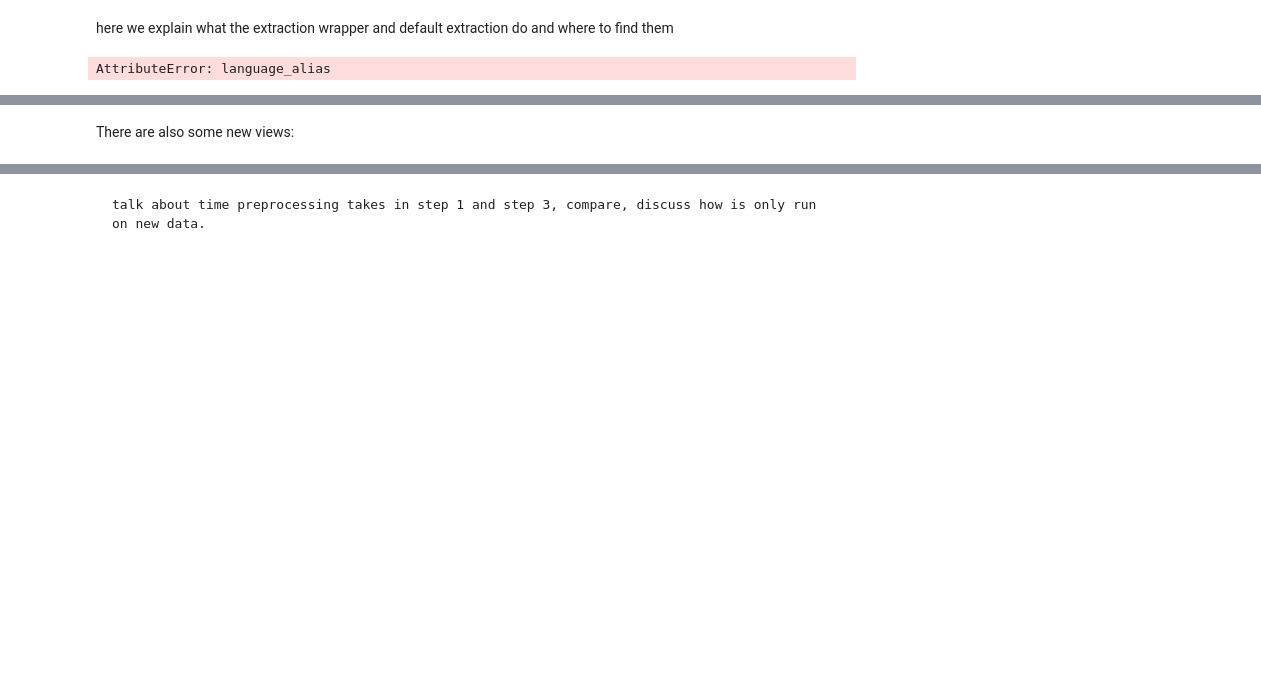
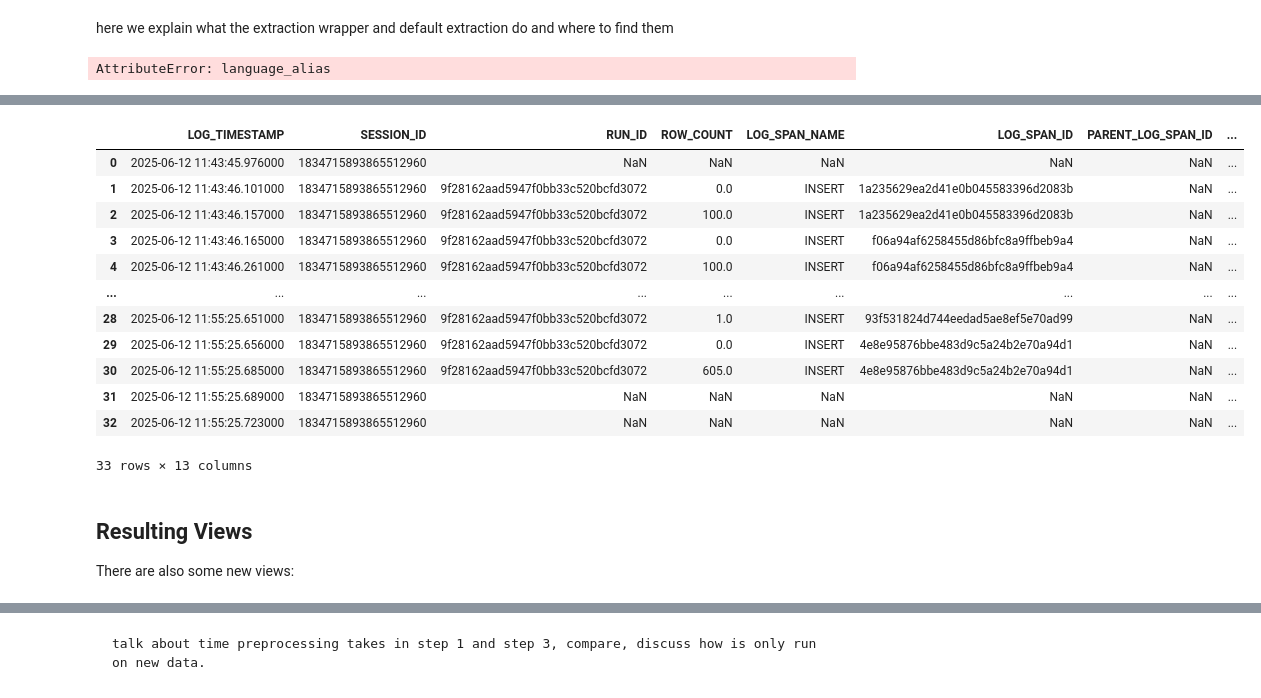
Before and after one commit to exasol/ai-lab, a Jupyter notebook: exasol/ds/sandbox/runtime/ansible/roles/jupyter/files/notebook/text_ai/txaie_preprocessing.ipynb, the cells around one changed output, grey strips where cells are left out. Cells and saved outputs as stored; diff of their text form; code cells hidden in the pictures; blank space fills up the shorter version.

```diff
--- a/exasol/ds/sandbox/runtime/ansible/roles/jupyter/files/notebook/text_ai/txaie_preprocessing.ipynb
+++ b/exasol/ds/sandbox/runtime/ansible/roles/jupyter/files/notebook/text_ai/txaie_preprocessing.ipynb
@@ -94,6 +177,5 @@ view="MY_VIEW"
 # %%
 with open_pyexasol_connection(ai_lab_config, compression=True) as conn:
-    #conn.execute(f"""CREATE OR REPLACE VIEW "{schema}"."{view}" AS SELECT * FROM "{schema}"."{table}" WHERE "TICKET_ID" < 100; """)
-    conn.execute(f"""DROP VIEW "{schema}"."{view}"; """)
-    conn.execute(f"""CREATE OR REPLACE TABLE "{schema}"."{view}" AS SELECT * FROM "{schema}"."{table}" WHERE "TICKET_ID" < 100; """)
+    conn.execute(f"""DROP VIEW IF EXISTS "{schema}"."{view}"; """)
+    conn.execute(f"""CREATE OR REPLACE VIEW "{schema}"."{view}" AS SELECT * FROM "{schema}"."{table}" WHERE "TICKET_ID" <= {view_size}; """)
 # %% [markdown]
@@ -215,4 +391,29 @@ Truncated to displaylimit of 10.
+# %%
+# show audit logs. todo where?
+from pandas import option_context
+with open_pyexasol_connection(ai_lab_config, compression=True) as conn:
+    audit_log = conn.export_to_pandas(f"""
+        SELECT * FROM {schema}.TXAIE_AUDIT_LOG
+    """)
+    with option_context('display.max_rows', 10, 'display.max_colwidth', 1000):
+        display(audit_log)
+# %% [output]
+|  | LOG_TIMESTAMP | SESSION_ID | RUN_ID | ROW_COUNT | LOG_SPAN_NAME | LOG_SPAN_ID | PARENT_LOG_SPAN_ID | ... |
+| 0 | 2025-06-12 11:43:45.976000 | 1834715893865512960 | NaN | NaN | NaN | NaN | NaN | ... |
+| 1 | 2025-06-12 11:43:46.101000 | 1834715893865512960 | 9f28162aad5947f0bb33c520bcfd3072 | 0.0 | INSERT | 1a235629ea2d41e0b045583396d2083b | NaN | ... |
+| 2 | 2025-06-12 11:43:46.157000 | 1834715893865512960 | 9f28162aad5947f0bb33c520bcfd3072 | 100.0 | INSERT | 1a235629ea2d41e0b045583396d2083b | NaN | ... |
+| 3 | 2025-06-12 11:43:46.165000 | 1834715893865512960 | 9f28162aad5947f0bb33c520bcfd3072 | 0.0 | INSERT | f06a94af6258455d86bfc8a9ffbeb9a4 | NaN | ... |
+| 4 | 2025-06-12 11:43:46.261000 | 1834715893865512960 | 9f28162aad5947f0bb33c520bcfd3072 | 100.0 | INSERT | f06a94af6258455d86bfc8a9ffbeb9a4 | NaN | ... |
+| ... | ... | ... | ... | ... | ... | ... | ... | ... |
+| 28 | 2025-06-12 11:55:25.651000 | 1834715893865512960 | 9f28162aad5947f0bb33c520bcfd3072 | 1.0 | INSERT | 93f531824d744eedad5ae8ef5e70ad99 | NaN | ... |
+| 29 | 2025-06-12 11:55:25.656000 | 1834715893865512960 | 9f28162aad5947f0bb33c520bcfd3072 | 0.0 | INSERT | 4e8e95876bbe483d9c5a24b2e70a94d1 | NaN | ... |
+| 30 | 2025-06-12 11:55:25.685000 | 1834715893865512960 | 9f28162aad5947f0bb33c520bcfd3072 | 605.0 | INSERT | 4e8e95876bbe483d9c5a24b2e70a94d1 | NaN | ... |
+| 31 | 2025-06-12 11:55:25.689000 | 1834715893865512960 | NaN | NaN | NaN | NaN | NaN | ... |
+| 32 | 2025-06-12 11:55:25.723000 | 1834715893865512960 | NaN | NaN | NaN | NaN | NaN | ... |
+33 rows × 13 columns
 # %% [markdown]
+## Resulting Views
+
 There are also some new views:
 # %%
 %%sql
```
Also changed, not shown: parts of 98 cells of this notebook, 3 other files.
